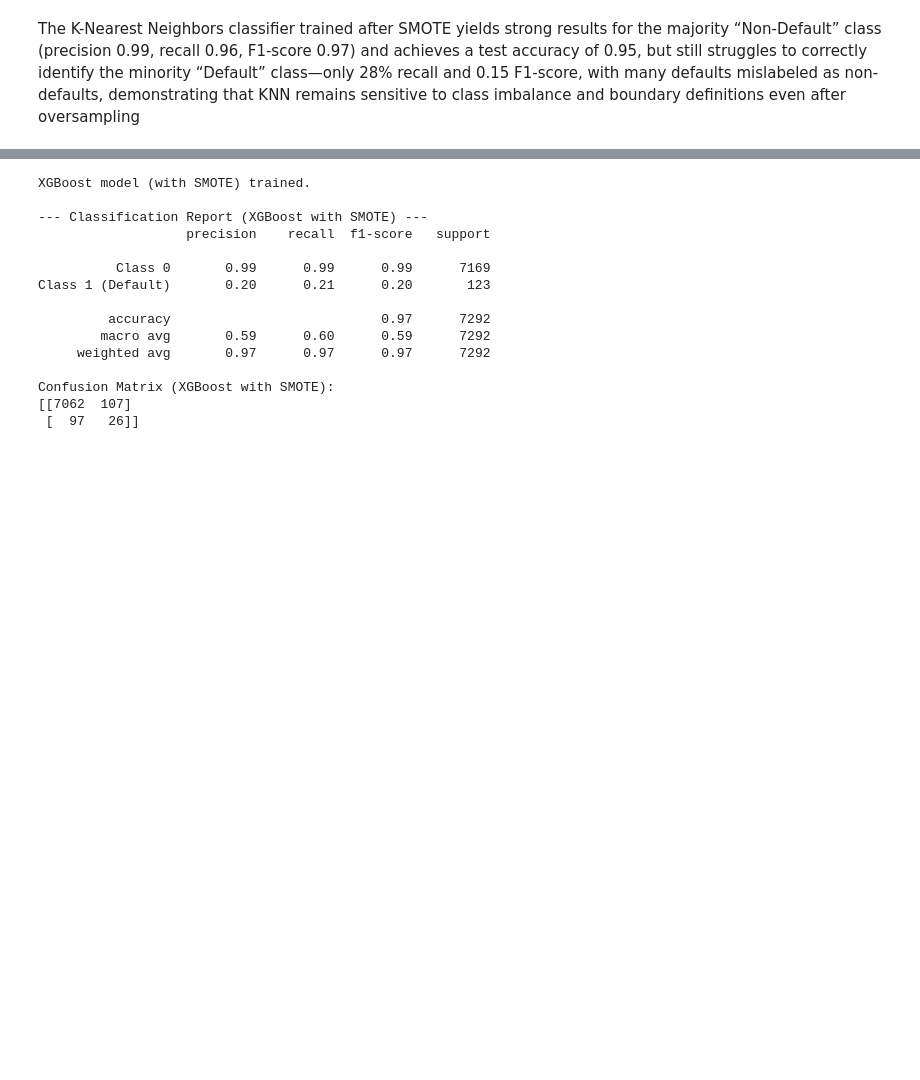
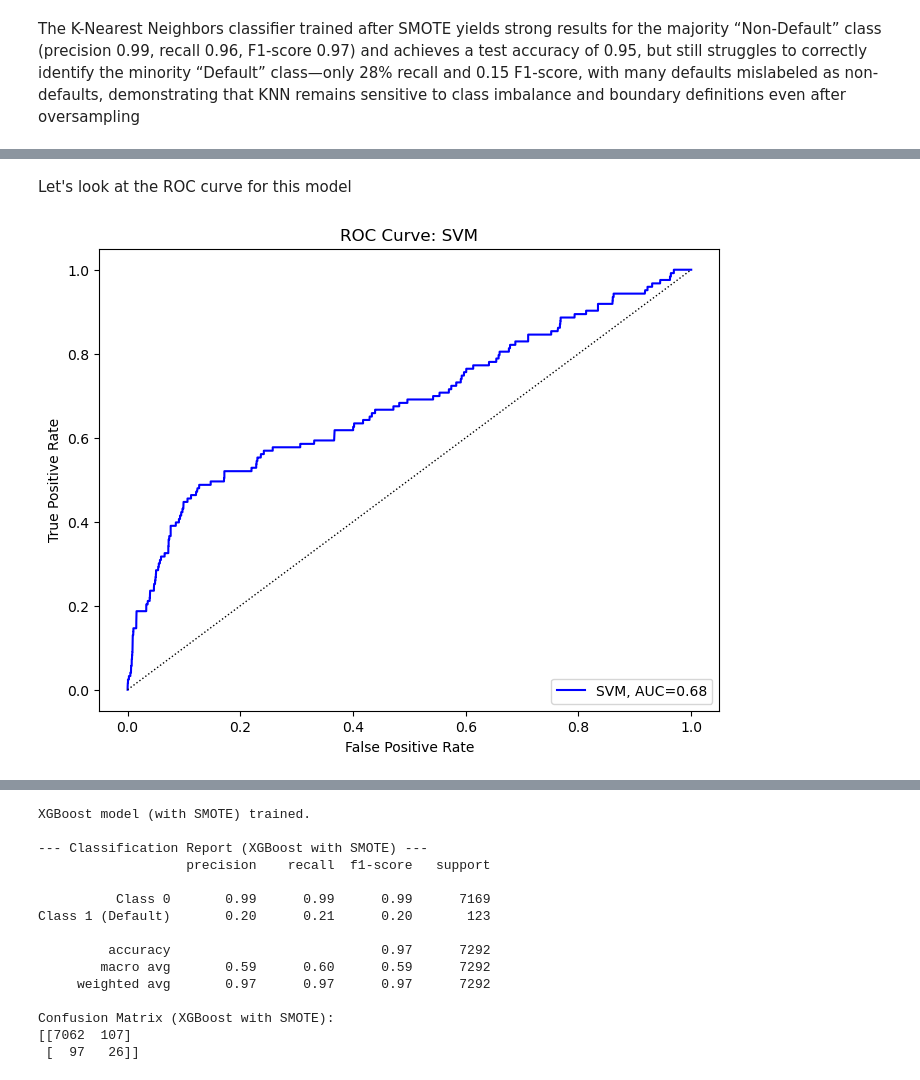
Before and after one commit to Adnbsn/ML_CardFraud, a Jupyter notebook: Project_ML_Adrien_BESSON_Emma_BEKKER.ipynb, the cells around one changed output, grey strips where cells are left out. Cells and saved outputs as stored; diff of their text form; code cells hidden in the pictures; blank space fills up the shorter version.

```diff
--- a/Project_ML_Adrien_BESSON_Emma_BEKKER.ipynb
+++ b/Project_ML_Adrien_BESSON_Emma_BEKKER.ipynb
@@ -761,0 +817,23 @@ Now let's test some new models, first the xgboost, we are going to try him with
+# %% [markdown]
+Let's look at the ROC curve for this model
+# %%
+from sklearn.metrics import roc_curve, roc_auc_score
+
+svm_model.fit(X_train_smote, y_train_smote)
+y_scores = svm_model.decision_function(X_test_processed)
+
+# Compute ROC curve and AUC
+fpr_orig, tpr_orig, _ = roc_curve(y_test, y_scores)
+auc_orig = roc_auc_score(y_test, y_scores)
+
+# Plot
+plt.figure(figsize=(8, 6))
+plt.plot(fpr_orig, tpr_orig, label=f"SVM, AUC={auc_orig:.2f}", color='blue')
+plt.plot([0, 1], [0, 1], 'k:', lw=1)
+plt.xlabel('False Positive Rate')
+plt.ylabel('True Positive Rate')
+plt.title('ROC Curve: SVM')
+plt.legend(loc='lower right')
+plt.show()
+# %% [output]
+[figure, added]
```
Also changed, not shown: parts of 18 cells of this notebook.
